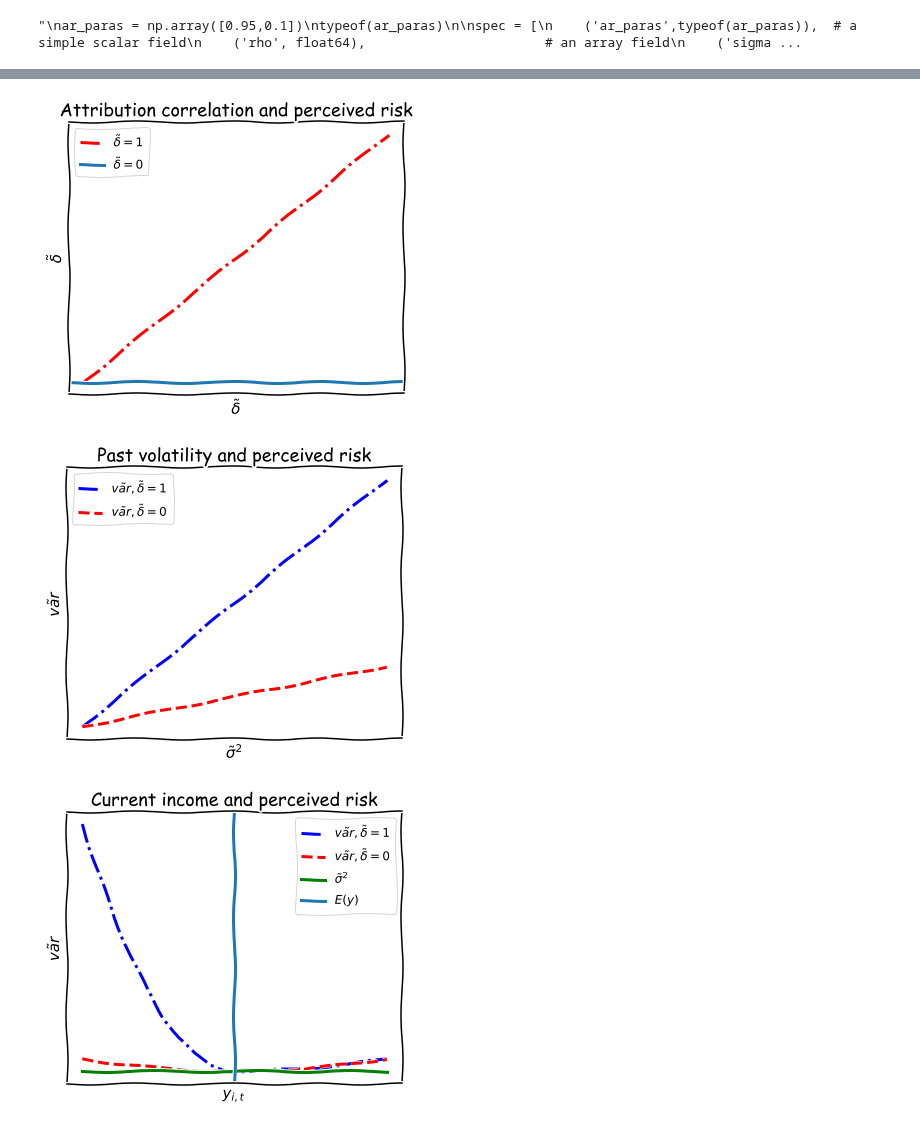
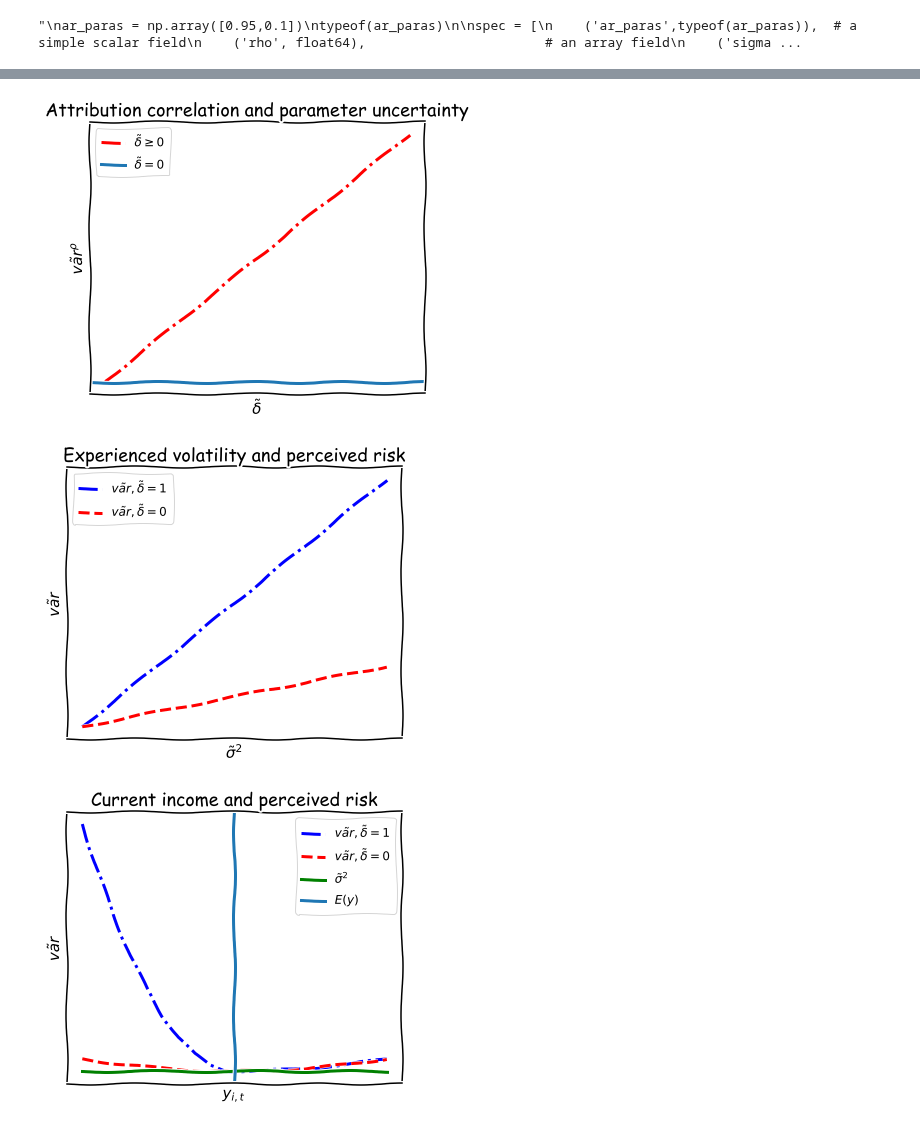
Before and after one commit to iworld1991/IncExpProject, a Jupyter notebook: WorkingFolder/PythonCode/TheoryLearning-jit.ipynb, the cells around one changed output, grey strips where cells are left out. Saved outputs shown, nothing was run; the diff lists cells and outputs as text; code cells hidden in the pictures.

Commit message:
small changes in the graph.

```diff
--- a/WorkingFolder/PythonCode/TheoryLearning-jit.ipynb
+++ b/WorkingFolder/PythonCode/TheoryLearning-jit.ipynb
@@ -728,37 +728,37 @@ with plt.xkcd():
     plt.figure(figsize = figsize)
     plt.plot(corrs,
             tilde_var_paras,
             'r-.',
             lw = 3,
-            label =r'$\tilde{\delta} = 1$')
+            label =r'$\tilde{\delta} \geq 0$')
     plt.axhline(tilde_var_paras[0],
                 lw = 3,
                 label =r'$\tilde{\delta} = 0$')
     plt.xlabel(r'$\tilde \delta$',
                fontsize = fontsize)
-    plt.ylabel(r'$\tilde{\delta}$',
+    plt.ylabel(r'$\tilde{var}^\rho}$',
                fontsize = fontsize)
     #plt.text(0.5,0.4,
     #         r'$ [(\sum^{t-c}_{k=0}\sum^{n}_{j=1}y^2_{j,t-k-1})^{-1}ny^2_{i,t} + 1] \tilde{\sigma}^2$',
     #         fontsize = fontsize,
     #         color='blue',
     #         horizontalalignment="left")
     #plt.annotate("x", xy=(px, py),
     #             xytext=(px-1.3,py+0.5),
     #             color="green",
     #             weight="heavy",
     #             fontsize= 14,
     #             arrowprops={"facecolor": "lightgreen"})
     #plt.grid(True)
     plt.xticks([])
     plt.yticks([])
     plt.legend(loc = 0,
                fontsize = legendsize)
-    plt.title('Attribution correlation and perceived risk',
+    plt.title('Attribution correlation and parameter uncertainty',
              fontsize = titlesize)
     plt.savefig('../Graphs/theory/corr_var.jpg')
 # %% [output]
-[figure, old version]
+[figure, new version]
 # %%
 n_grid = 20
 simga2s = np.linspace(0,2*one.sigma,n_grid)
@@ -811,11 +811,11 @@ with plt.xkcd():
     plt.yticks([])
     plt.legend(loc = 0,
                fontsize = legendsize)
-    plt.title('Past volatility and perceived risk',
+    plt.title('Experienced volatility and perceived risk',
              fontsize = titlesize)
     plt.savefig('../Graphs/theory/var_experience_var.jpg')
 # %% [output]
-[figure, old version]
+[figure, new version]
 # %%
 ## current income and perceived risks
 
```
Also changed, not shown: parts of 5 cells of this notebook, 2 other files.
